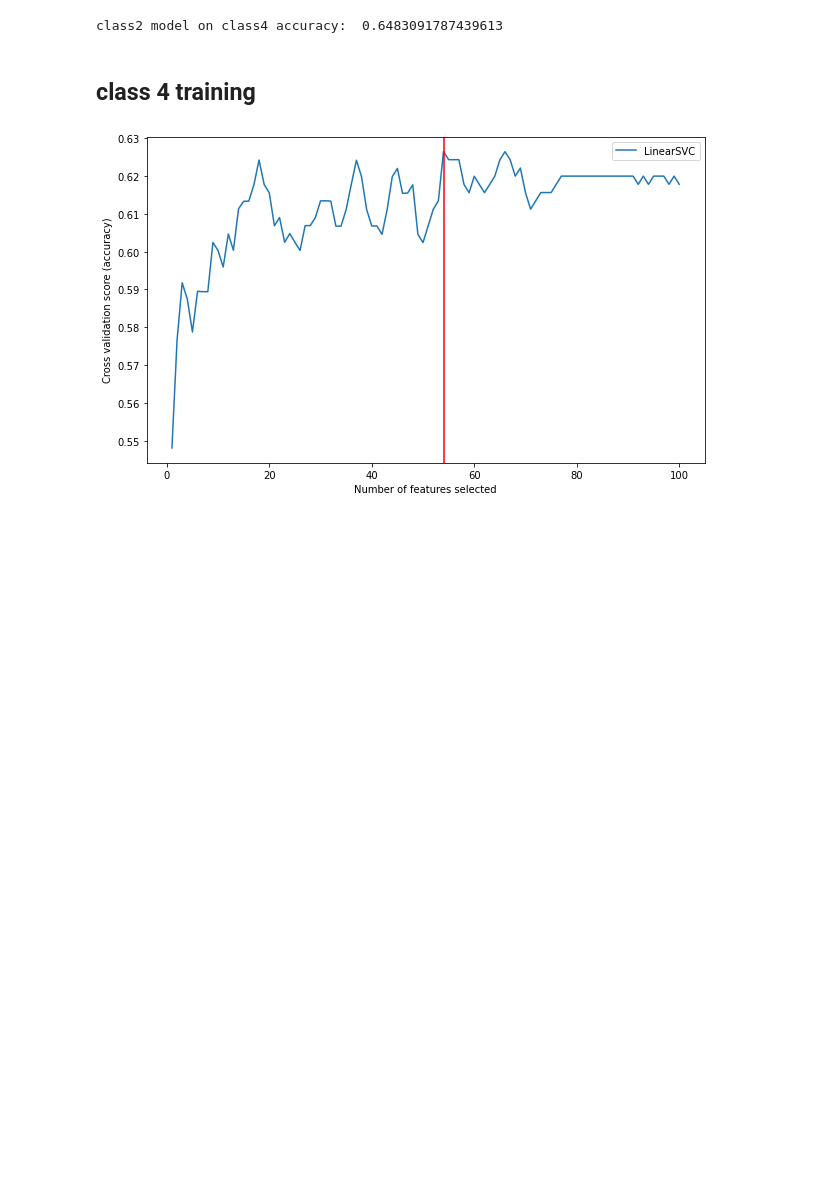
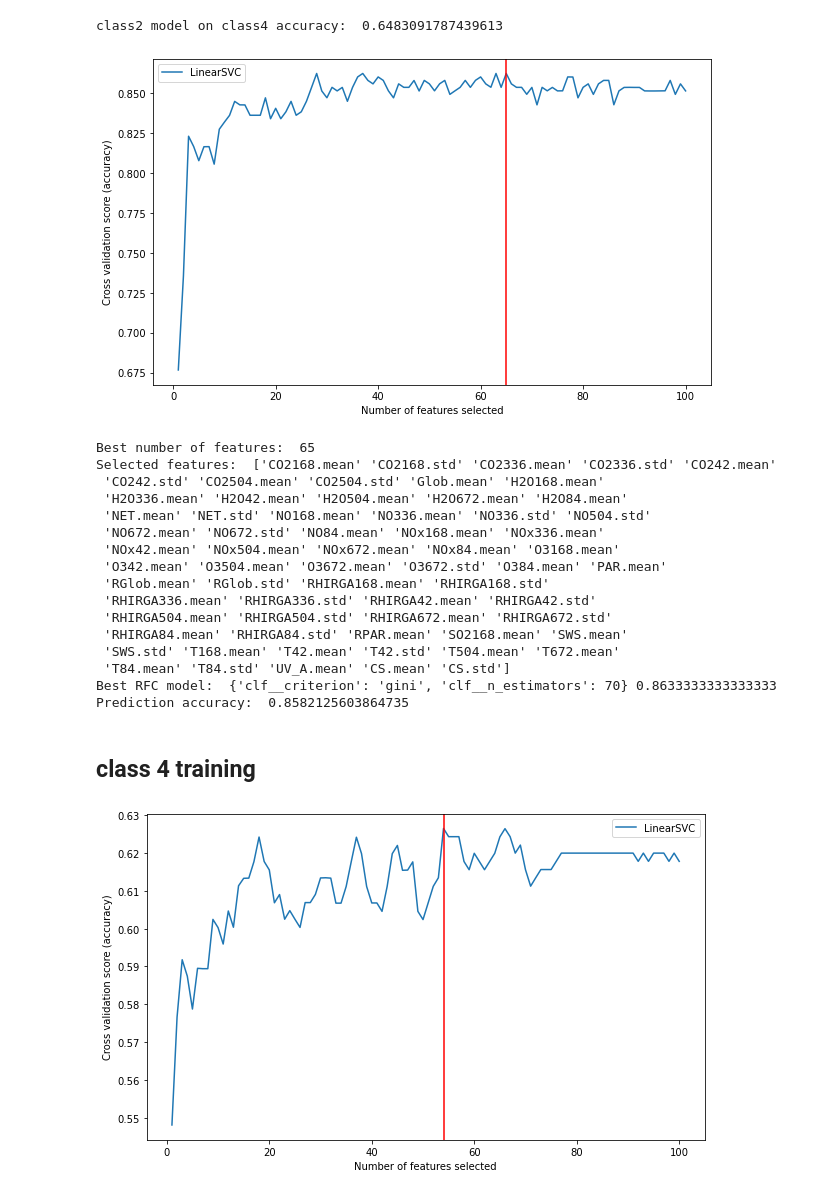
Before and after one commit to lehtoneo/intro-ml-project, a Jupyter notebook: prediction.ipynb, the cells around one changed output. Saved outputs shown, nothing was run; the diff lists cells and outputs as text; code cells hidden in the pictures; blank space fills up the shorter version.

Commit message:
added class4 prediction for answers.csv

```diff
--- a/prediction.ipynb
+++ b/prediction.ipynb
@@ -73,6 +73,18 @@ def feature_selection_RFE(X, y):
     pipeline_rfe.fit(X, y)
     return pipeline_rfe
 
+def feature_selection_RFE_RFC(X, y):
+    pipeline = sklearn.pipeline.Pipeline(
+                        [('scaler', sklearn.preprocessing.StandardScaler()),
+                        ('feature_selection', sklearn.feature_selection.RFECV(
+                                                estimator=sklearn.ensemble.RandomForestClassifier(
+                                                    n_estimators=200, random_state=0), n_jobs=6,
+                                                step=1, cv=10, scoring="accuracy", min_features_to_select=1))]
+    )
+
+    pipeline.fit(X, y)
+    return pipeline
+
 def plot_feature_importance(pipeline_rfe):
 
     fig, ax = plt.subplots(figsize=(10, 6))
@@ -281,6 +293,41 @@ cv_scores_c4 = sklearn.model_selection.cross_val_score(pipeline_rf_best, X_selec
 print('class2 model on class4 accuracy: ', np.mean(cv_scores_c4))
 # %% [output]
 class2 model on class4 accuracy:  0.6483091787439613
+# %%
+# RFECV (RFC) + RFC CV
+
+pipeline_rfe_rfc_c2 = feature_selection_RFE_RFC(X, y_2)
+
+plot_feature_importance(pipeline_rfe_rfc_c2)
+
+# Selected features
+
+selected_features_rfe_rfc_c2 = pipeline_rfe_rfc_c2.get_feature_names_out(X_df.columns)
+selected_features_idx_rfe_rfc_c2 = np.array([list(X_df.columns).index(i) for i in selected_features_rfe_rfc_c2])
+
+print('Selected features: ', selected_features_rfe_rfc_c2)
+
+X_selected_rfc_c2 = X[:, selected_features_idx_rfe_rfc_c2]
+
+param_search_c2_n, pipeline_rf_best_c2_n, cv_scores_c2_n = predictor_RFC(X_selected_rfc_c2, y_2)
+# %% [output]
+[figure, added]
+Best number of features:  65
+Selected features:  ['CO2168.mean' 'CO2168.std' 'CO2336.mean' 'CO2336.std' 'CO242.mean'
+ 'CO242.std' 'CO2504.mean' 'CO2504.std' 'Glob.mean' 'H2O168.mean'
+ 'H2O336.mean' 'H2O42.mean' 'H2O504.mean' 'H2O672.mean' 'H2O84.mean'
+ 'NET.mean' 'NET.std' 'NO168.mean' 'NO336.mean' 'NO336.std' 'NO504.std'
+ 'NO672.mean' 'NO672.std' 'NO84.mean' 'NOx168.mean' 'NOx336.mean'
+ 'NOx42.mean' 'NOx504.mean' 'NOx672.mean' 'NOx84.mean' 'O3168.mean'
+ 'O342.mean' 'O3504.mean' 'O3672.mean' 'O3672.std' 'O384.mean' 'PAR.mean'
+ 'RGlob.mean' 'RGlob.std' 'RHIRGA168.mean' 'RHIRGA168.std'
+ 'RHIRGA336.mean' 'RHIRGA336.std' 'RHIRGA42.mean' 'RHIRGA42.std'
+ 'RHIRGA504.mean' 'RHIRGA504.std' 'RHIRGA672.mean' 'RHIRGA672.std'
+ 'RHIRGA84.mean' 'RHIRGA84.std' 'RPAR.mean' 'SO2168.mean' 'SWS.mean'
+ 'SWS.std' 'T168.mean' 'T42.mean' 'T42.std' 'T504.mean' 'T672.mean'
+ 'T84.mean' 'T84.std' 'UV_A.mean' 'CS.mean' 'CS.std']
+Best RFC model:  {'clf__criterion': 'gini', 'clf__n_estimators': 70} 0.8633333333333333
+Prediction accuracy:  0.8582125603864735
 # %% [markdown]
 ## class 4 training
 # %%
```
Also changed, not shown: parts of 21 cells of this notebook, 2 other files.
